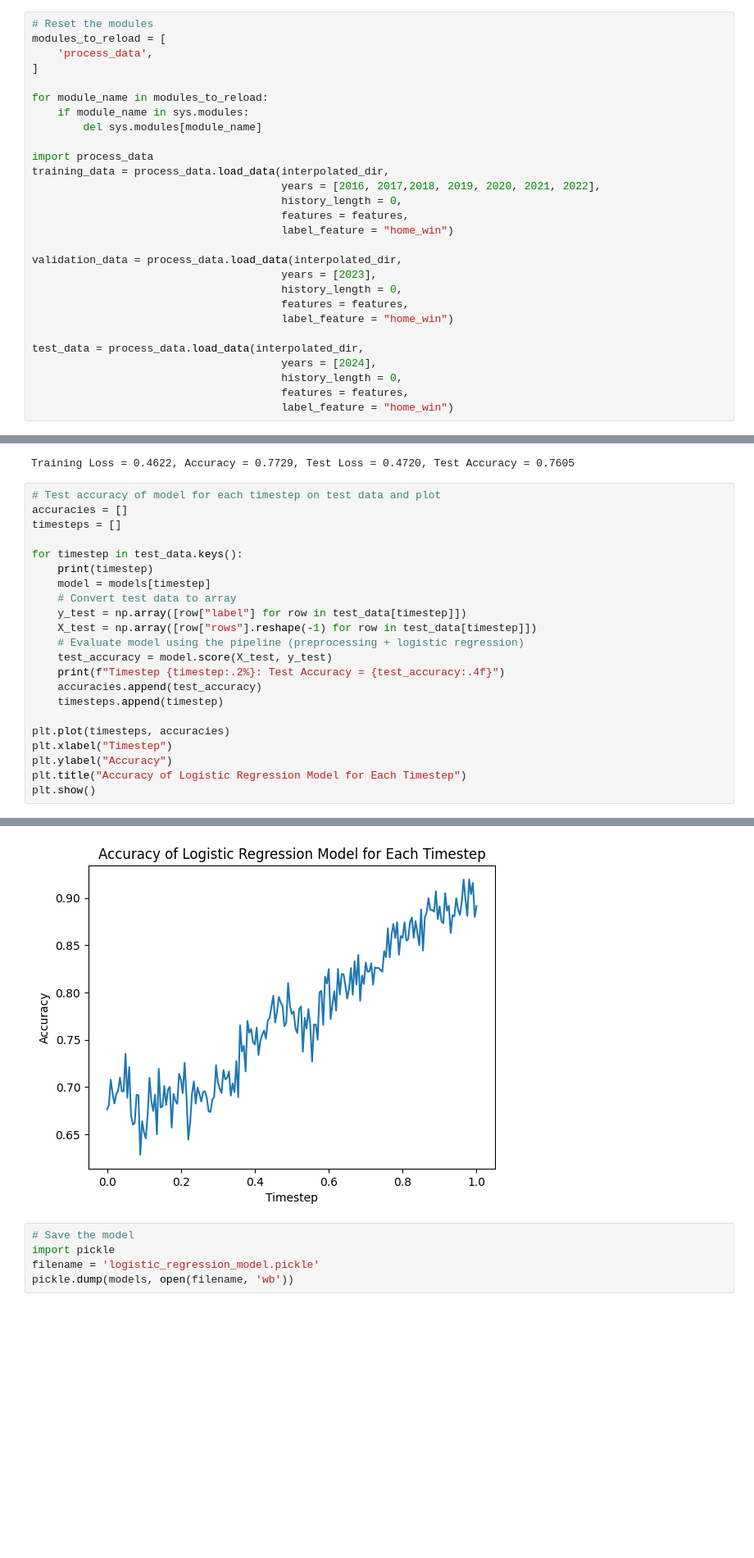
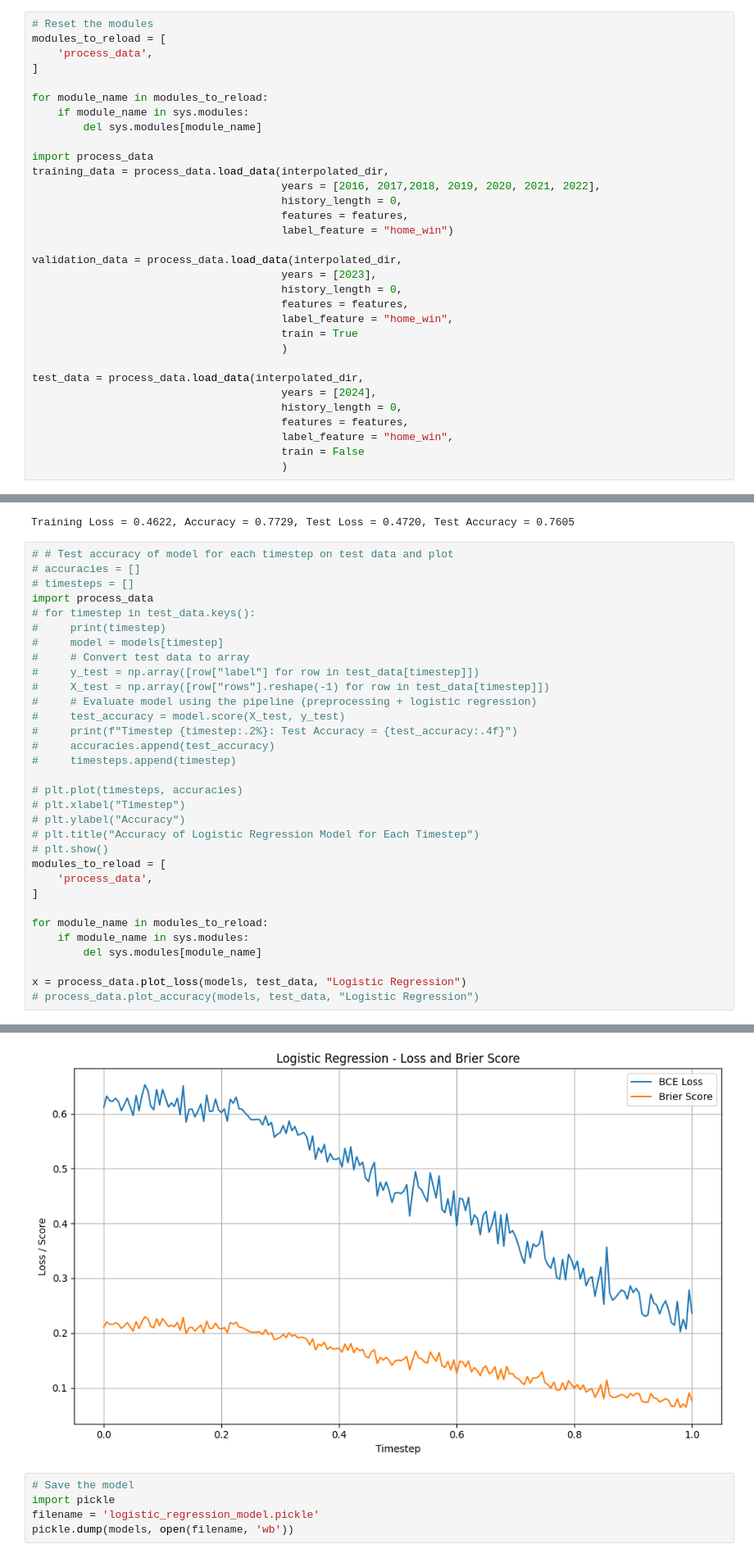
Before and after one commit to alys28/probabilistic_forecasts_football, a Jupyter notebook: NFL/ML/notebooks/logistic_regression_multi_step.ipynb, the cells around one changed output, grey strips where cells are left out. Shown at 82% size. Drawn from its saved outputs; the diff is of its cells as text; blank space fills up the shorter version.

Commit message:
fix: plotting for model assignment

```diff
--- a/NFL/ML/notebooks/logistic_regression_multi_step.ipynb
+++ b/NFL/ML/notebooks/logistic_regression_multi_step.ipynb
@@ -33,12 +33,16 @@ validation_data = process_data.load_data(interpolated_dir,
                                        years = [2023],
                                        history_length = 0,
                                        features = features,
-                                       label_feature = "home_win")
+                                       label_feature = "home_win",
+                                       train = True
+                                       )
 
 test_data = process_data.load_data(interpolated_dir,
                                        years = [2024],
                                        history_length = 0,
                                        features = features,
-                                       label_feature = "home_win")
+                                       label_feature = "home_win",
+                                       train = False
+                                       )
 # %% [output]
 Loading data for 2022
@@ -245,25 +271,35 @@ model = setup_single_model(training_data, test_data)
 # %% [output]
 Training Loss = 0.4622, Accuracy = 0.7729, Test Loss = 0.4720, Test Accuracy = 0.7605
 # %%
-# Test accuracy of model for each timestep on test data and plot
-accuracies = []
-timesteps = []
+# # Test accuracy of model for each timestep on test data and plot
+# accuracies = []
+# timesteps = []
+import process_data
+# for timestep in test_data.keys():
+#     print(timestep)
+#     model = models[timestep]
+#     # Convert test data to array
+#     y_test = np.array([row["label"] for row in test_data[timestep]])
+#     X_test = np.array([row["rows"].reshape(-1) for row in test_data[timestep]])
+#     # Evaluate model using the pipeline (preprocessing + logistic regression)
+#     test_accuracy = model.score(X_test, y_test)
+#     print(f"Timestep {timestep:.2%}: Test Accuracy = {test_accuracy:.4f}")
+#     accuracies.append(test_accuracy)
+#     timesteps.append(timestep)
 
-for timestep in test_data.keys():
-    print(timestep)
-    model = models[timestep]
-    # Convert test data to array
-    y_test = np.array([row["label"] for row in test_data[timestep]])
-    X_test = np.array([row["rows"].reshape(-1) for row in test_data[timestep]])
-    # Evaluate model using the pipeline (preprocessing + logistic regression)
-    test_accuracy = model.score(X_test, y_test)
-    print(f"Timestep {timestep:.2%}: Test Accuracy = {test_accuracy:.4f}")
-    accuracies.append(test_accuracy)
-    timesteps.append(timestep)
+# plt.plot(timesteps, accuracies)
+# plt.xlabel("Timestep")
+# plt.ylabel("Accuracy")
+# plt.title("Accuracy of Logistic Regression Model for Each Timestep")
+# plt.show()
+modules_to_reload = [
+    'process_data',
+]
 
-plt.plot(timesteps, accuracies)
-plt.xlabel("Timestep")
-plt.ylabel("Accuracy")
-plt.title("Accuracy of Logistic Regression Model for Each Timestep")
-plt.show()
+for module_name in modules_to_reload:
+    if module_name in sys.modules:
+        del sys.modules[module_name]
+
+x = process_data.plot_loss(models, test_data, "Logistic Regression")
+# process_data.plot_accuracy(models, test_data, "Logistic Regression")
 # %% [output]
@@ -287,4 +306,4 @@ Timestep 100.00%: Test Accuracy = 0.8915
-[figure, old version]
+[figure, new version]
 # %%
 # Save the model
 import pickle
```
Also changed, not shown: parts of 6 cells of this notebook, 6 other files.
